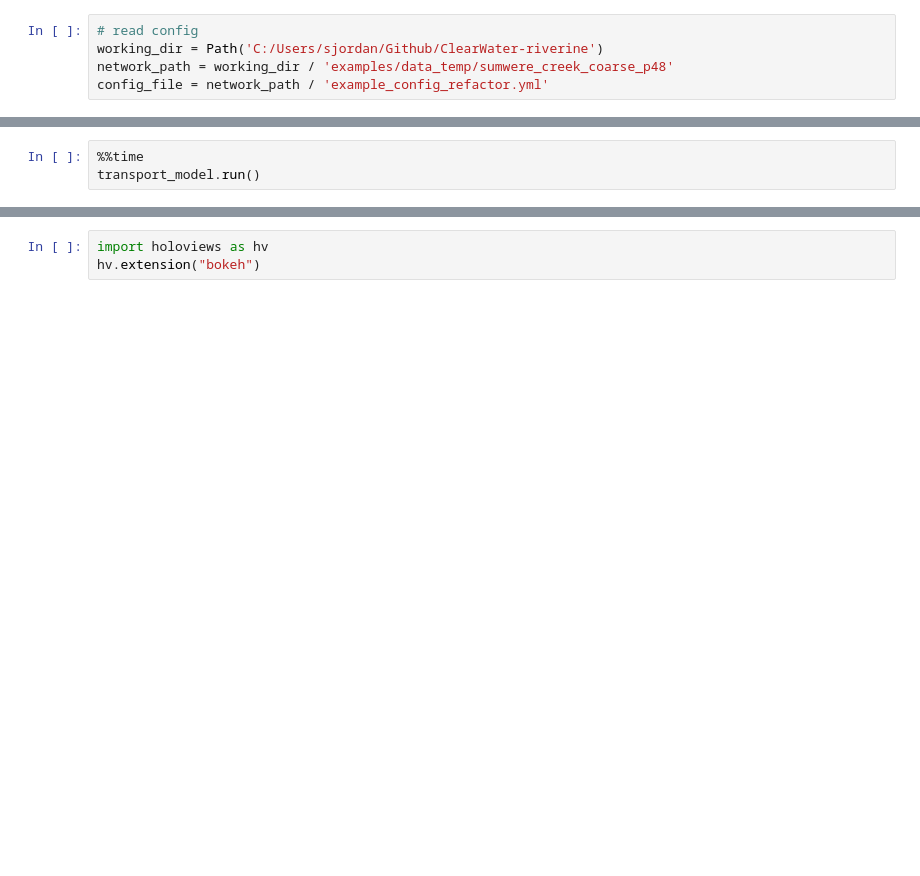
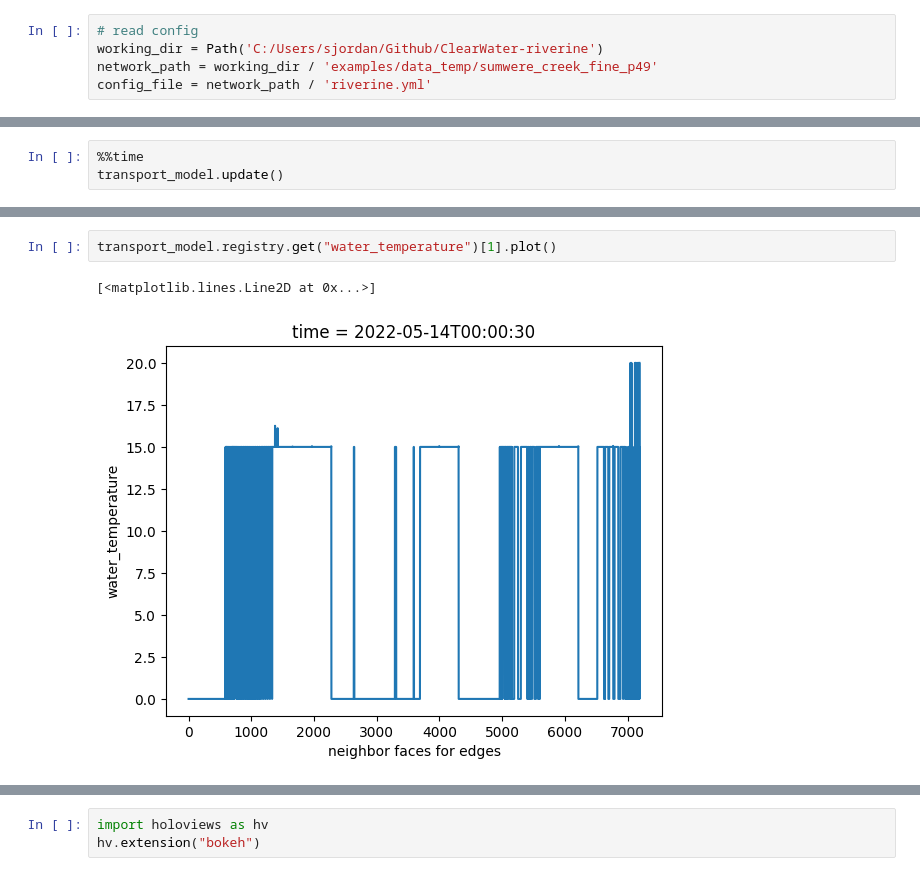
Before and after one commit to EcohydrologyTeam/ClearWater-riverine, a Jupyter notebook: examples/dev_sandbox/refactor_testing.ipynb, the cells around one changed output, grey strips where cells are left out. Drawn from its saved outputs; the diff is of its cells as text; blank space fills up the shorter version.

```diff
--- a/examples/dev_sandbox/refactor_testing.ipynb
+++ b/examples/dev_sandbox/refactor_testing.ipynb
@@ -8,8 +6,8 @@ ModuleNotFoundError: No module named 'clearwater_riverine'
 # %%
 # read config
 working_dir = Path('C:/Users/sjordan/Github/ClearWater-riverine')
-network_path = working_dir / 'examples/data_temp/sumwere_creek_coarse_p48'
-config_file = network_path / 'example_config_refactor.yml'
+network_path = working_dir / 'examples/data_temp/sumwere_creek_fine_p49'
+config_file = network_path / 'riverine.yml'
 # %%
 %%time
 # instantiate model
@@ -22,4 +42,4 @@ Wall time: 10.5 s
 # %%
 %%time
-transport_model.run()
+transport_model.update()
 # %% [output]
@@ -27,0 +48,5 @@ Wall time: 17 s
+# %%
+transport_model.registry.get("water_temperature")[1].plot()
+# %% [output]
+[<matplotlib.lines.Line2D at 0x...>]
+[figure, added]
```
Also changed, not shown: parts of 5 cells of this notebook, 2 other files.
